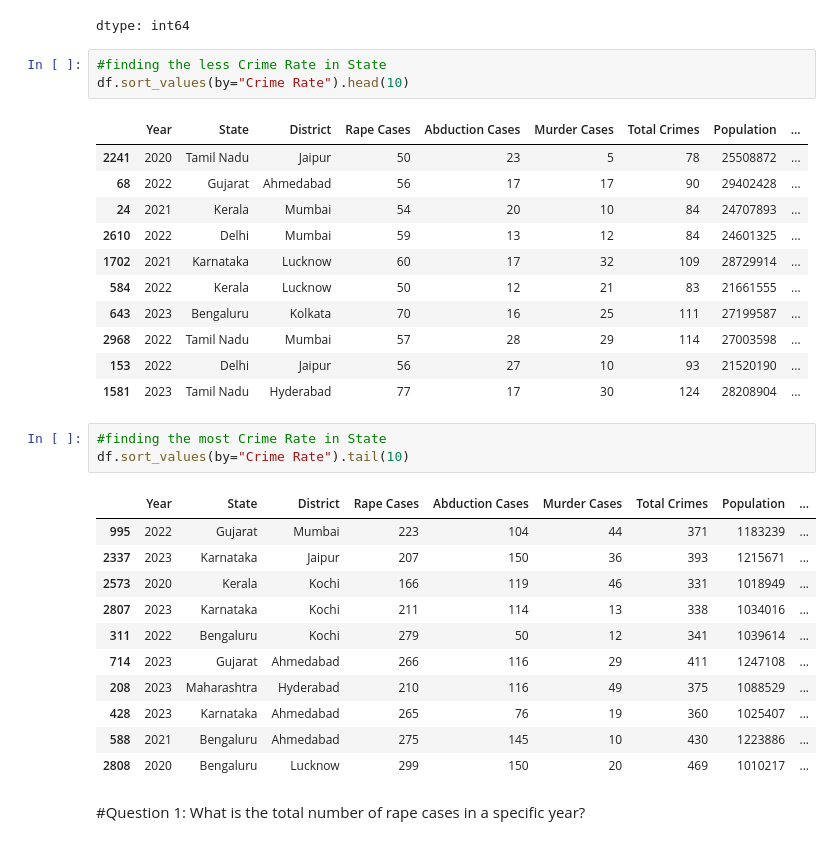
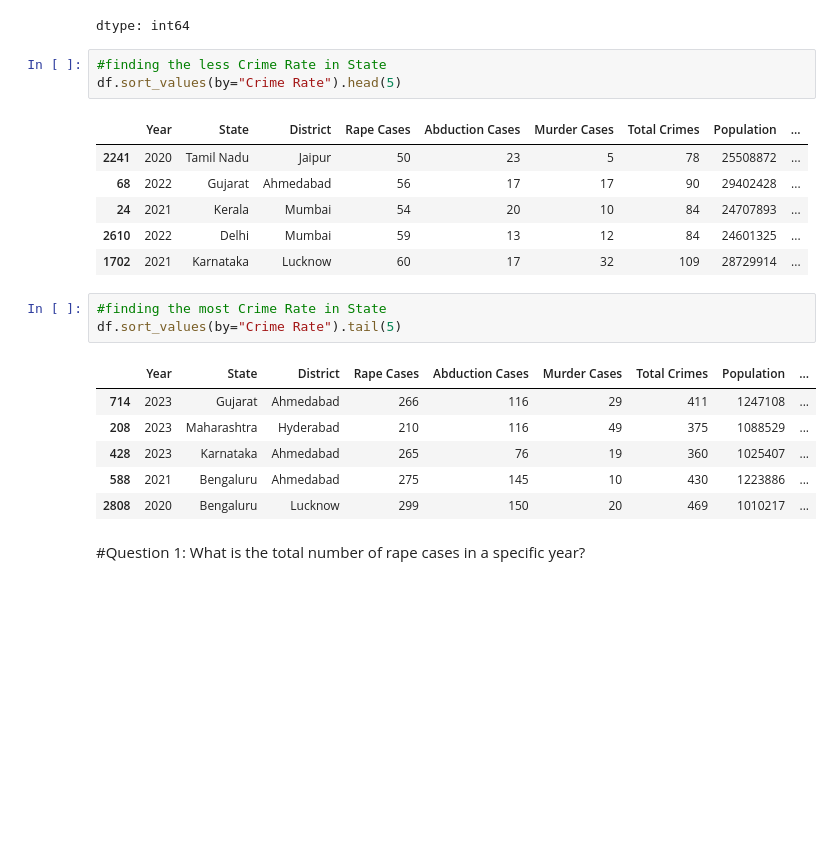
Before and after one commit to AanchalPandey16/CrimeRateAnalysis, a Jupyter notebook: CrimeRateAnalysis.ipynb, the cells around one changed output. Cells and saved outputs as stored; diff of their text form; blank space fills up the shorter version.

```diff
--- a/CrimeRateAnalysis.ipynb
+++ b/CrimeRateAnalysis.ipynb
@@ -120,29 +175,19 @@ df.nunique()
 dtype: int64
 # %%
 #finding the less Crime Rate in State
-df.sort_values(by="Crime Rate").head(10)
+df.sort_values(by="Crime Rate").head(5)
 # %% [output]
 |  | Year | State | District | Rape Cases | Abduction Cases | Murder Cases | Total Crimes | Population | ... |
 | 2241 | 2020 | Tamil Nadu | Jaipur | 50 | 23 | 5 | 78 | 25508872 | ... |
 | 68 | 2022 | Gujarat | Ahmedabad | 56 | 17 | 17 | 90 | 29402428 | ... |
 | 24 | 2021 | Kerala | Mumbai | 54 | 20 | 10 | 84 | 24707893 | ... |
 | 2610 | 2022 | Delhi | Mumbai | 59 | 13 | 12 | 84 | 24601325 | ... |
 | 1702 | 2021 | Karnataka | Lucknow | 60 | 17 | 32 | 109 | 28729914 | ... |
-| 584 | 2022 | Kerala | Lucknow | 50 | 12 | 21 | 83 | 21661555 | ... |
-| 643 | 2023 | Bengaluru | Kolkata | 70 | 16 | 25 | 111 | 27199587 | ... |
-| 2968 | 2022 | Tamil Nadu | Mumbai | 57 | 28 | 29 | 114 | 27003598 | ... |
-| 153 | 2022 | Delhi | Jaipur | 56 | 27 | 10 | 93 | 21520190 | ... |
-| 1581 | 2023 | Tamil Nadu | Hyderabad | 77 | 17 | 30 | 124 | 28208904 | ... |
 # %%
 #finding the most Crime Rate in State
-df.sort_values(by="Crime Rate").tail(10)
+df.sort_values(by="Crime Rate").tail(5)
 # %% [output]
 |  | Year | State | District | Rape Cases | Abduction Cases | Murder Cases | Total Crimes | Population | ... |
-| 995 | 2022 | Gujarat | Mumbai | 223 | 104 | 44 | 371 | 1183239 | ... |
-| 2337 | 2023 | Karnataka | Jaipur | 207 | 150 | 36 | 393 | 1215671 | ... |
-| 2573 | 2020 | Kerala | Kochi | 166 | 119 | 46 | 331 | 1018949 | ... |
-| 2807 | 2023 | Karnataka | Kochi | 211 | 114 | 13 | 338 | 1034016 | ... |
-| 311 | 2022 | Bengaluru | Kochi | 279 | 50 | 12 | 341 | 1039614 | ... |
 | 714 | 2023 | Gujarat | Ahmedabad | 266 | 116 | 29 | 411 | 1247108 | ... |
 | 208 | 2023 | Maharashtra | Hyderabad | 210 | 116 | 49 | 375 | 1088529 | ... |
 | 428 | 2023 | Karnataka | Ahmedabad | 265 | 76 | 19 | 360 | 1025407 | ... |
```
Also changed, not shown: parts of 6 cells of this notebook.
